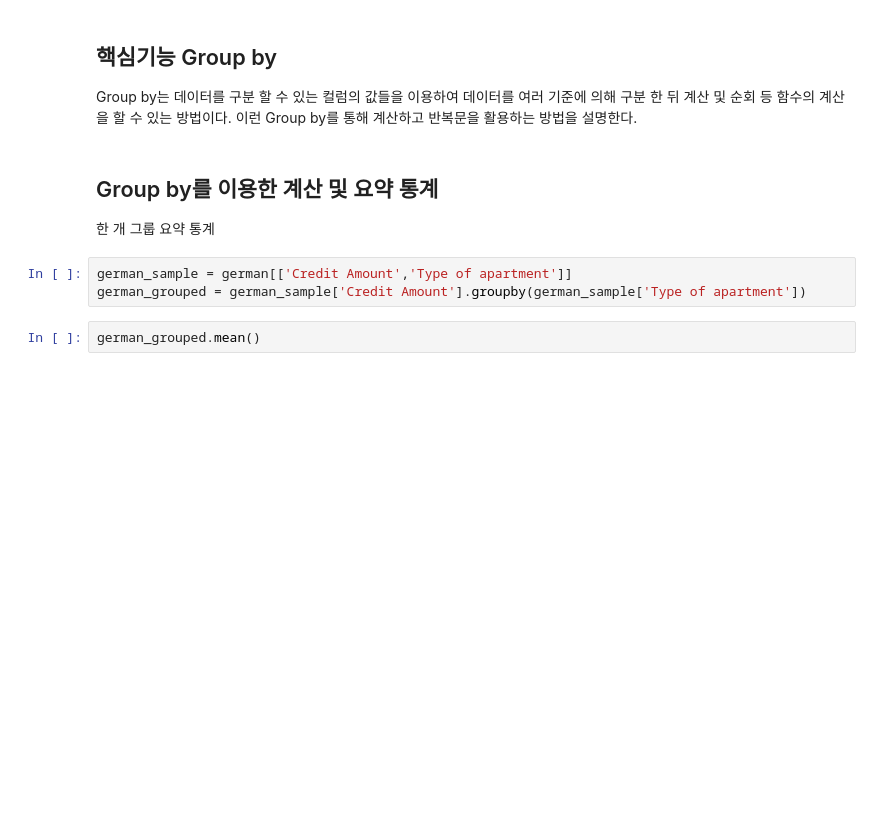
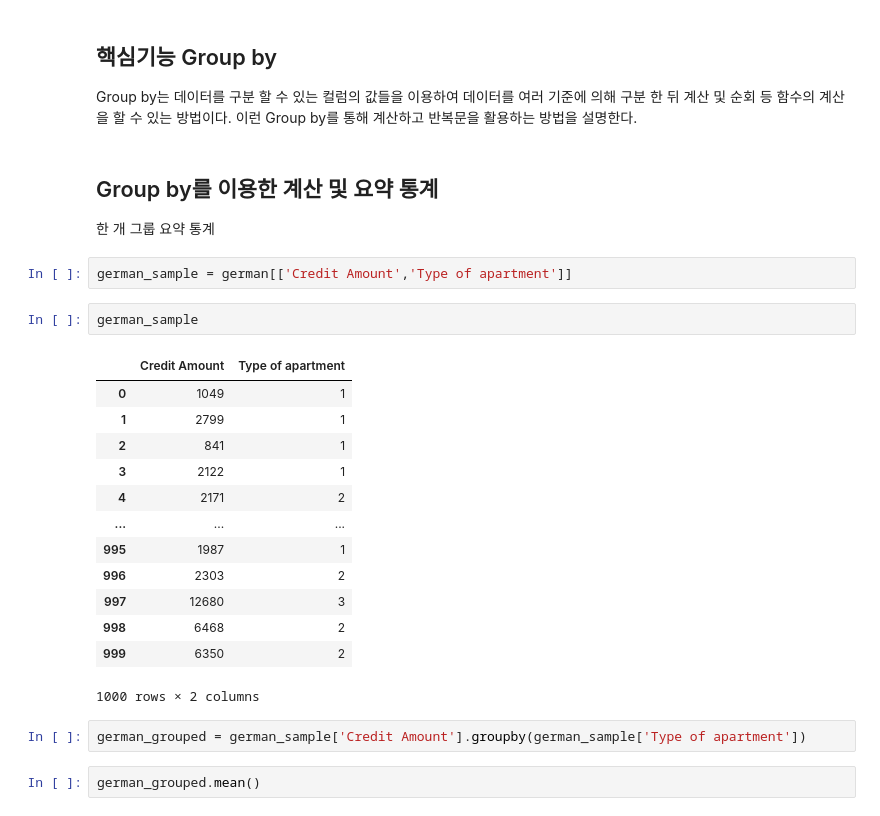
Before and after one commit to moung1012/HelloAI, a Jupyter notebook: Pre-Courses/Pandas.ipynb, the cells around one changed output. Drawn from its saved outputs; the diff is of its cells as text; blank space fills up the shorter version.

```diff
--- a/Pre-Courses/Pandas.ipynb
+++ b/Pre-Courses/Pandas.ipynb
@@ -528,8 +542,25 @@ Group by는 데이터를 구분 할 수 있는 컬럼의 값들을 이용하여
 ## Group by를 이용한 계산 및 요약 통계
 
 한 개 그룹 요약 통계
+# %%
+german_sample = german[['Credit Amount','Type of apartment']]
+# %%
+german_sample
+# %% [output]
+|  | Credit Amount | Type of apartment |
+| 0 | 1049 | 1 |
+| 1 | 2799 | 1 |
+| 2 | 841 | 1 |
+| 3 | 2122 | 1 |
+| 4 | 2171 | 2 |
+| ... | ... | ... |
+| 995 | 1987 | 1 |
+| 996 | 2303 | 2 |
+| 997 | 12680 | 3 |
+| 998 | 6468 | 2 |
+| 999 | 6350 | 2 |
+1000 rows × 2 columns
 # %%
-german_sample = german[['Credit Amount','Type of apartment']]
 german_grouped = german_sample['Credit Amount'].groupby(german_sample['Type of apartment'])
 # %%
 german_grouped.mean()
```
Also changed, not shown: parts of 12 cells of this notebook, 3 other files.
